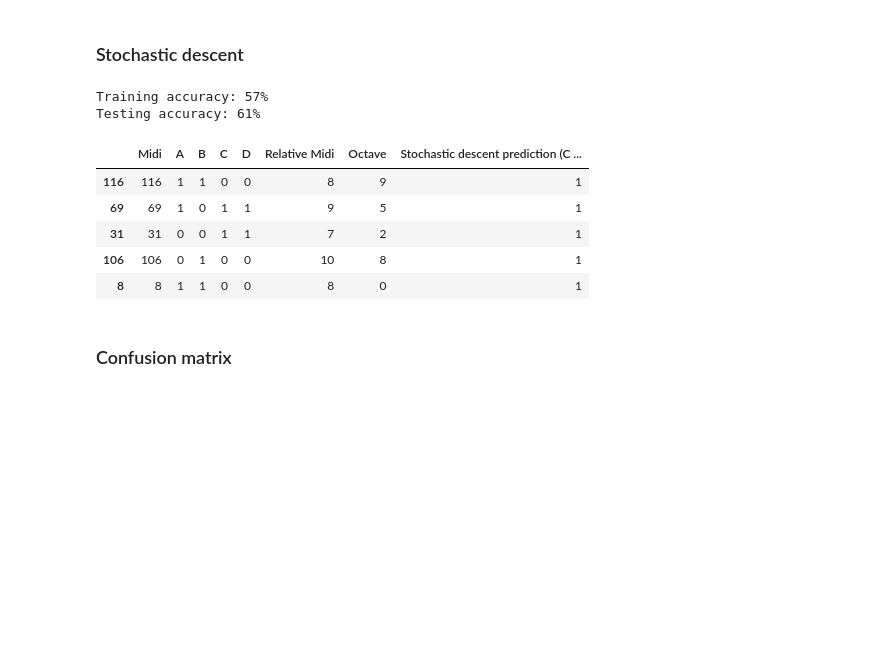
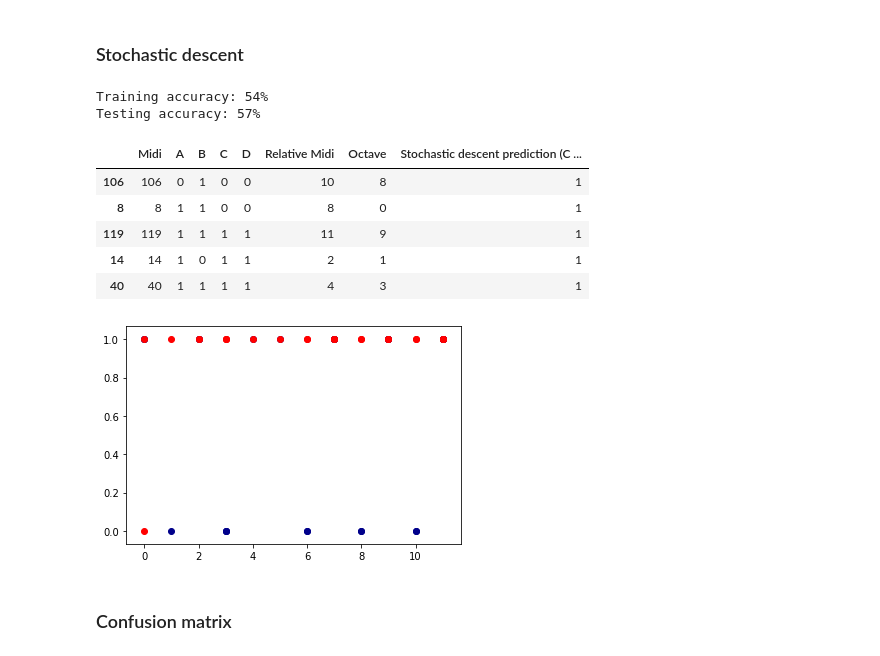
Before and after one commit to ctford/old-town-code, a Jupyter notebook: old-town-code.ipynb, the cells around one changed output. Saved outputs shown, nothing was run; the diff lists cells and outputs as text; code cells hidden in the pictures; blank space fills up the shorter version.

```diff
--- a/old-town-code.ipynb
+++ b/old-town-code.ipynb
@@ -174,25 +192,27 @@ Testing accuracy: 57%
 # %%
 stochastic = sklearn.linear_model.SGDClassifier()
 stochastic.fit(X_train, y_train.values.ravel())
 
-y_train_predicted = stochastic.predict(X_train)
 print("Training accuracy: %i%%" % (100 * stochastic.score(X_train, y_train)))
+print("Testing accuracy: %i%%" % (100 * stochastic.score(X_test, y_test)))
 
 y_test_predicted = stochastic.predict(X_test)
-print("Testing accuracy: %i%%" % (100 * stochastic.score(X_test, y_test)))
+plt.scatter(X_test["Relative Midi"], y_test, color="DarkBlue")
+plt.scatter(X_test["Relative Midi"], y_test_predicted, color='Red')
 
 output = test.copy()
 output["Stochastic descent prediction (C major)"] = stochastic.predict(X_test)
 output.sample(n=5)
 # %% [output]
-Training accuracy: 57%
-Testing accuracy: 61%
+Training accuracy: 54%
+Testing accuracy: 57%
 |  | Midi | A | B | C | D | Relative Midi | Octave | Stochastic descent prediction (C ... |
-| 116 | 116 | 1 | 1 | 0 | 0 | 8 | 9 | 1 |
-| 69 | 69 | 1 | 0 | 1 | 1 | 9 | 5 | 1 |
-| 31 | 31 | 0 | 0 | 1 | 1 | 7 | 2 | 1 |
 | 106 | 106 | 0 | 1 | 0 | 0 | 10 | 8 | 1 |
 | 8 | 8 | 1 | 1 | 0 | 0 | 8 | 0 | 1 |
+| 119 | 119 | 1 | 1 | 1 | 1 | 11 | 9 | 1 |
+| 14 | 14 | 1 | 0 | 1 | 1 | 2 | 1 | 1 |
+| 40 | 40 | 1 | 1 | 1 | 1 | 4 | 3 | 1 |
+[figure, added]
 # %% [markdown]
 ### Confusion matrix
 # %%
```
Also changed, not shown: parts of 8 cells of this notebook.
